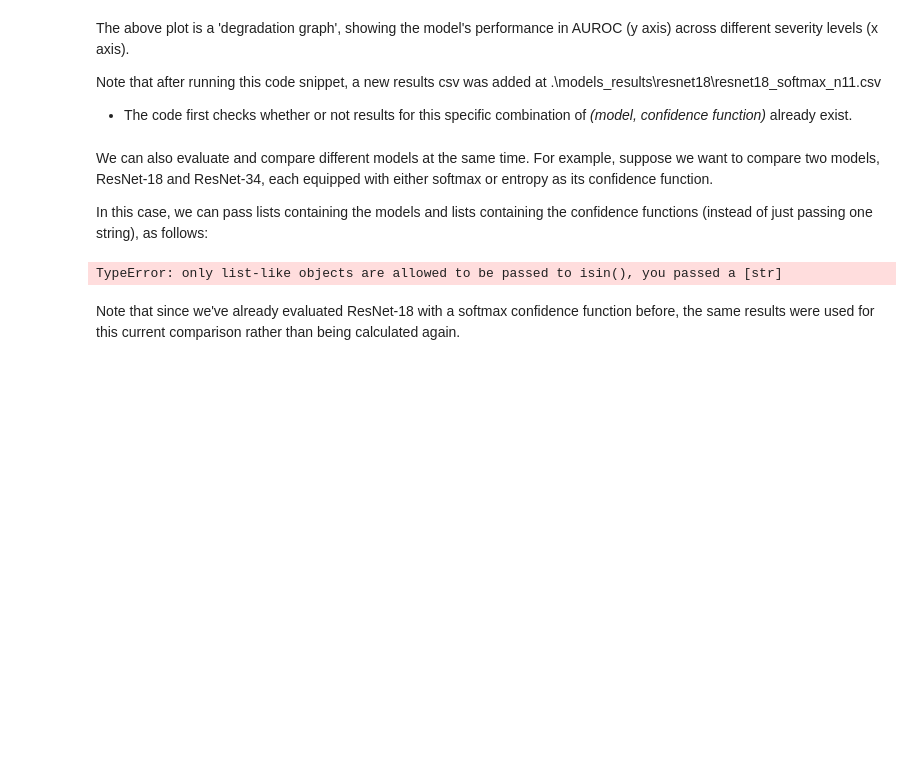
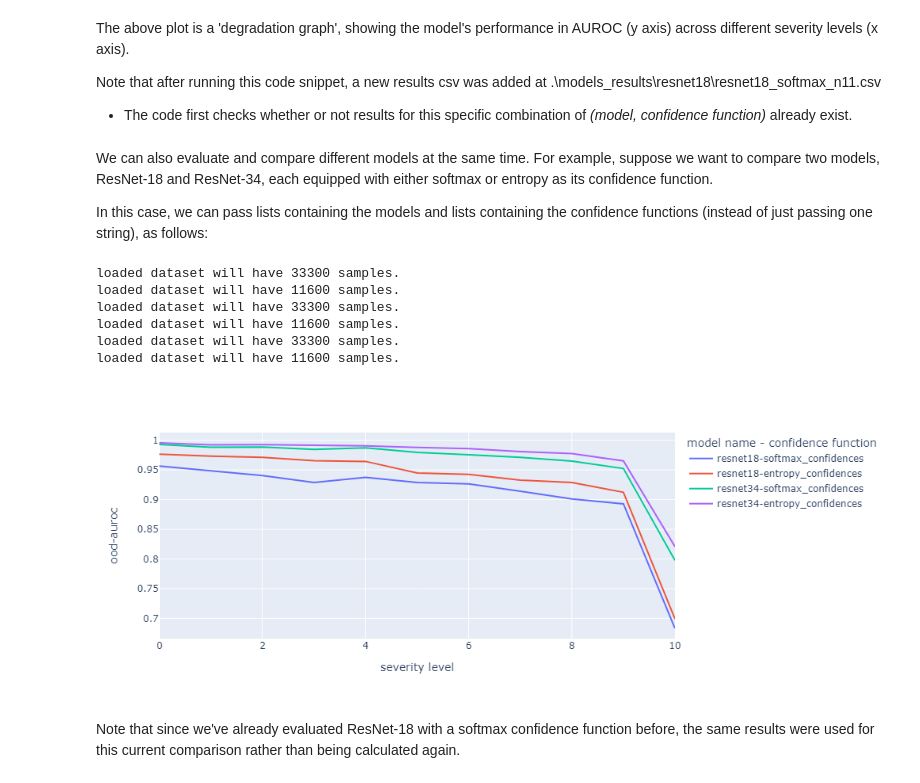
Before and after one commit to mdabbah/COOD_benchmarking, a Jupyter notebook: example.ipynb, the cells around one changed output. Drawn from its saved outputs; the diff is of its cells as text; code cells hidden in the pictures; blank space fills up the shorter version.

```diff
--- a/example.ipynb
+++ b/example.ipynb
@@ -71,13 +79,20 @@ In this case, we can pass lists containing the models and lists containing the c
 # %%
 results = benchmark_model_on_cood_with_severities(model=['resnet18', 'resnet34'],
                                                     confidence_function=['softmax', 'entropy'],
                                                     cood_dataset_info=dummy_ood_dataset_info,
                                                     id_dataset_info=dummy_id_dataset_info)
-print(results)
-#fig = plotly.express.line(results, x='severity level', y='ood-auroc', color='model name - confidence function')
-#fig.show('png')
+fig = plotly.express.line(results, x='severity level', y='ood-auroc', color='model name - confidence function')
+
+fig.update_layout(width=1000, height=400)
+fig.show('png')
 # %% [output]
-TypeError: only list-like objects are allowed to be passed to isin(), you passed a [str]
+loaded dataset will have 33300 samples.
+loaded dataset will have 11600 samples.
+loaded dataset will have 33300 samples.
+loaded dataset will have 11600 samples.
+loaded dataset will have 33300 samples.
+loaded dataset will have 11600 samples.
+[figure, added]
 # %% [markdown]
 Note that since we've already evaluated ResNet-18 with a softmax confidence function before, the same results were used for this current comparison rather than being calculated again.
 # %% [markdown]
```
Also changed, not shown: parts of 20 cells of this notebook.
